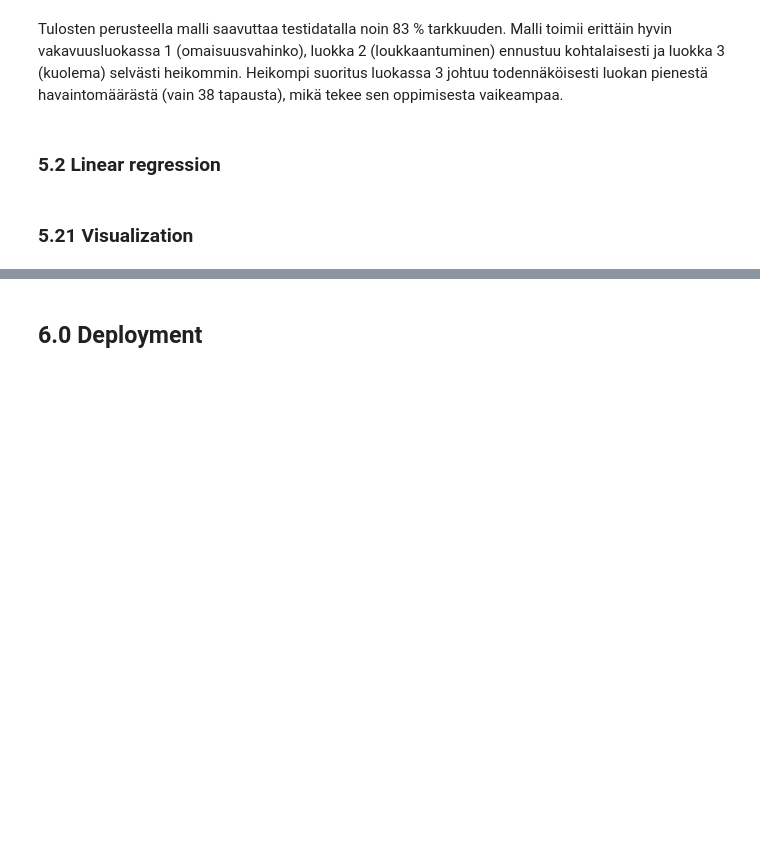
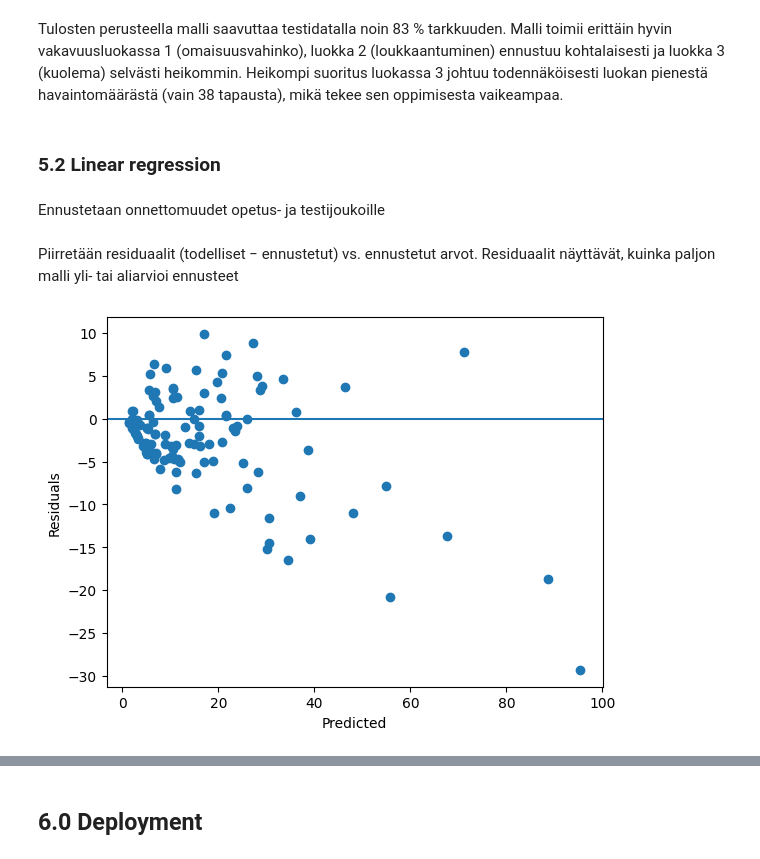
Before and after one commit to TonyKarlin/OhTu_ML_Project, a Jupyter notebook: Liikenneonnettomuudet.ipynb, the cells around one changed output, grey strips where cells are left out. Saved outputs shown, nothing was run; the diff lists cells and outputs as text; code cells hidden in the pictures; blank space fills up the shorter version.

```diff
--- a/Liikenneonnettomuudet.ipynb
+++ b/Liikenneonnettomuudet.ipynb
@@ -539,5 +585,5 @@ weighted avg       0.84      0.83      0.83      9964
 Tulosten perusteella malli saavuttaa testidatalla noin 83 % tarkkuuden. Malli toimii erittäin hyvin vakavuusluokassa 1 (omaisuusvahinko), luokka 2 (loukkaantuminen) ennustuu kohtalaisesti ja luokka 3 (kuolema) selvästi heikommin. Heikompi suoritus luokassa 3 johtuu todennäköisesti luokan pienestä havaintomäärästä (vain 38 tapausta), mikä tekee sen oppimisesta vaikeampaa.
 # %% [markdown]
 ### 5.2 Linear regression
-# %% [markdown]
-### 5.21 Visualization
+# %% [markdown]
+Ennustetaan onnettomuudet opetus- ja testijoukoille
@@ -543,0 +593,12 @@ Tulosten perusteella malli saavuttaa testidatalla noin 83 % tarkkuuden. Malli to
+# %% [markdown]
+Piirretään residuaalit (todelliset − ennustetut) vs. ennustetut arvot. Residuaalit näyttävät, kuinka paljon malli yli- tai aliarvioi ennusteet
+# %%
+residuals = y_te - test_preds
+
+plt.scatter(test_preds, residuals)
+plt.axhline(0)
+plt.xlabel("Predicted")
+plt.ylabel("Residuals")
+plt.show()
+# %% [output]
+[figure, added]
```
Also changed, not shown: parts of 40 cells of this notebook.
